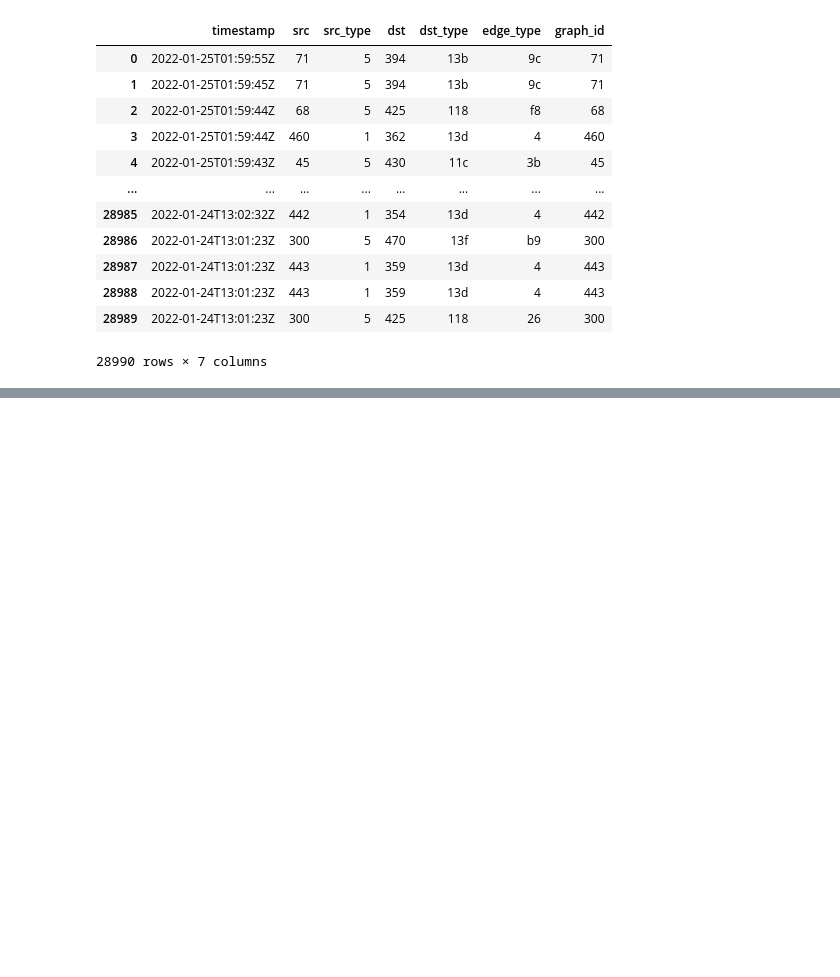
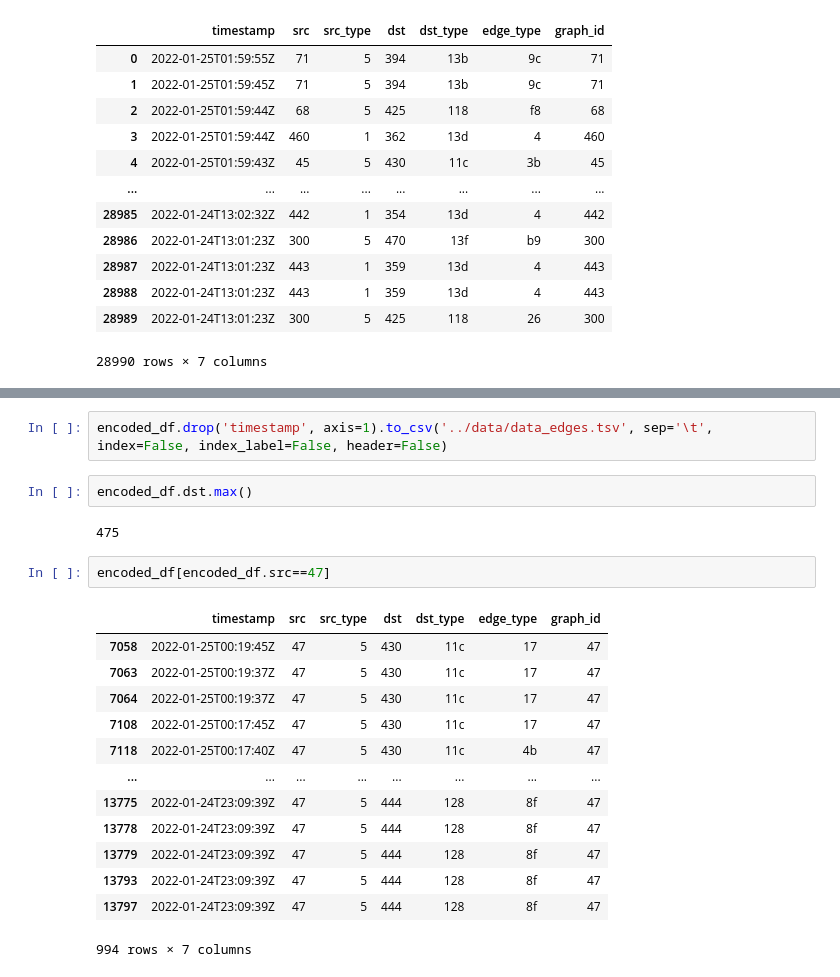
Before and after one commit to jiaxililearn/my_anomaly_detection, a Jupyter notebook: notebooks/explore.ipynb, the cells around one changed output, grey strips where cells are left out. Saved outputs shown, nothing was run; the diff lists cells and outputs as text; blank space fills up the shorter version.

```diff
--- a/notebooks/explore.ipynb
+++ b/notebooks/explore.ipynb
@@ -332,0 +350,22 @@ encoded_df
+# %%
+encoded_df.drop('timestamp', axis=1).to_csv('../data/data_edges.tsv', sep='\t', index=False, index_label=False, header=False)
+# %%
+encoded_df.dst.max()
+# %% [output]
+475
+# %%
+encoded_df[encoded_df.src==47]
+# %% [output]
+|  | timestamp | src | src_type | dst | dst_type | edge_type | graph_id |
+| 7058 | 2022-01-25T00:19:45Z | 47 | 5 | 430 | 11c | 17 | 47 |
+| 7063 | 2022-01-25T00:19:37Z | 47 | 5 | 430 | 11c | 17 | 47 |
+| 7064 | 2022-01-25T00:19:37Z | 47 | 5 | 430 | 11c | 17 | 47 |
+| 7108 | 2022-01-25T00:17:45Z | 47 | 5 | 430 | 11c | 17 | 47 |
+| 7118 | 2022-01-25T00:17:40Z | 47 | 5 | 430 | 11c | 4b | 47 |
+| ... | ... | ... | ... | ... | ... | ... | ... |
+| 13775 | 2022-01-24T23:09:39Z | 47 | 5 | 444 | 128 | 8f | 47 |
+| 13778 | 2022-01-24T23:09:39Z | 47 | 5 | 444 | 128 | 8f | 47 |
+| 13779 | 2022-01-24T23:09:39Z | 47 | 5 | 444 | 128 | 8f | 47 |
+| 13793 | 2022-01-24T23:09:39Z | 47 | 5 | 444 | 128 | 8f | 47 |
+| 13797 | 2022-01-24T23:09:39Z | 47 | 5 | 444 | 128 | 8f | 47 |
+994 rows × 7 columns
```
Also changed, not shown: parts of 4 cells of this notebook.
